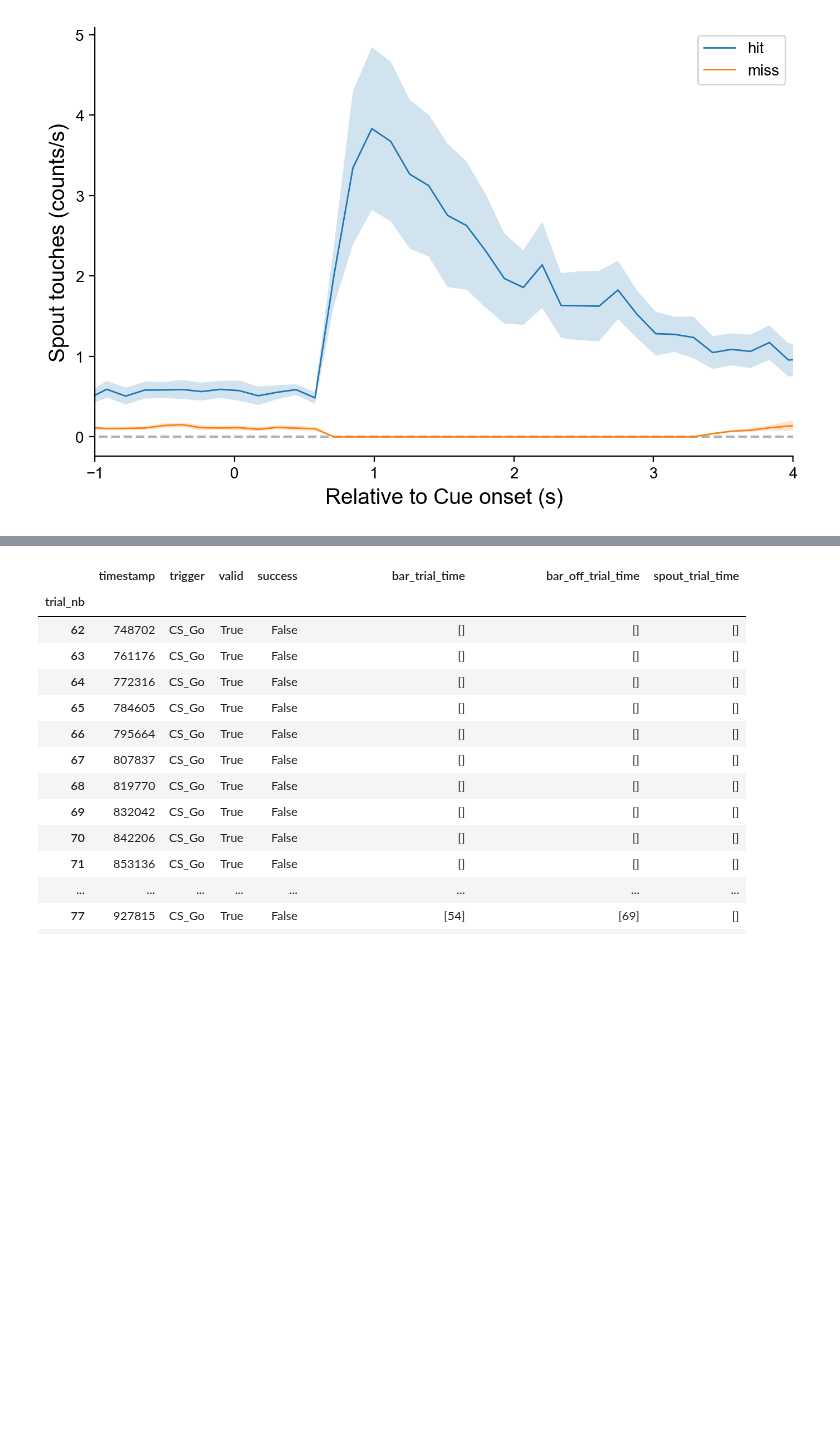
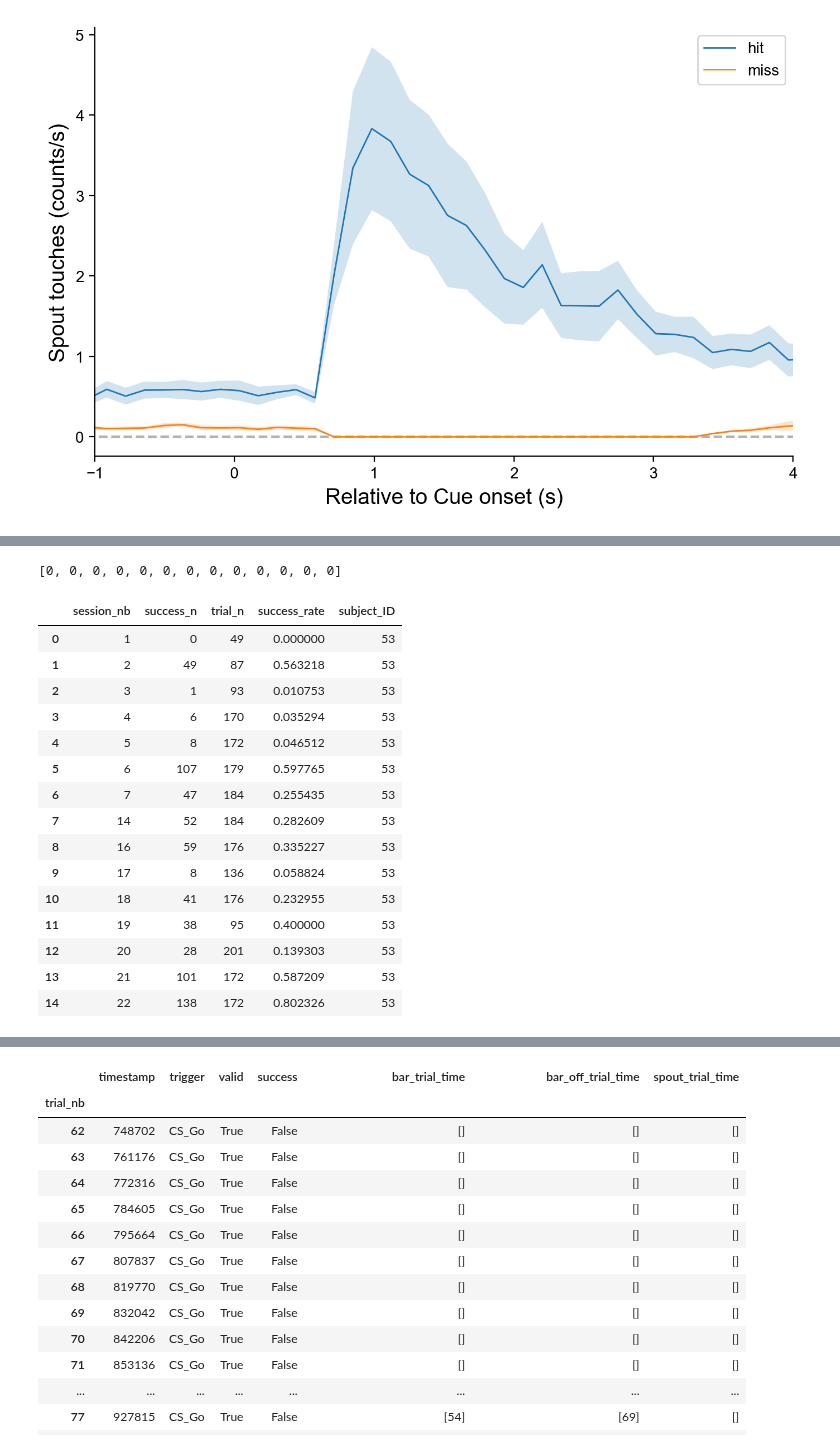
Before and after one commit to juliencarponcy/trialexp, a Jupyter notebook: notebooks/noncanonical/nb20221002_214600_workflow_pyCon_PavAll.ipynb, the cells around one changed output, grey strips where cells are left out. Drawn from its saved outputs; the diff is of its cells as text; code cells hidden in the pictures; blank space fills up the shorter version.

```diff
--- a/notebooks/noncanonical/nb20221002_214600_workflow_pyCon_PavAll.ipynb
+++ b/notebooks/noncanonical/nb20221002_214600_workflow_pyCon_PavAll.ipynb
@@ -333,0 +382,6 @@ df_events.spout_trial_time < 65
+# %%
+
+session_nbs = list(set(metadata_df['session_nb']))
+
+
+print(group_Isession_nbsDs)
@@ -333,0 +472,31 @@ df_events.spout_trial_time < 65
+# %%
+ss_dfs
+# %% [output]
+[0, 0, 0, 0, 0, 0, 0, 0, 0, 0, 0, 0, 0]
+# %%
+
+ss_df = pd.DataFrame(list(zip(session_nbs, ss_sc, ss_tn, ss_sr)))
+ss_df.columns = ['session_nb', 'success_n', 'trial_n', 'success_rate']
+
+ss_df.astype({'session_nb': 'int', 'success_n': 'int', 'trial_n': 'int'})
+
+ss_df['subject_ID'] = pd.Series([s] * len(session_nbs))
+
+ss_df
+# %% [output]
+|  | session_nb | success_n | trial_n | success_rate | subject_ID |
+| 0 | 1 | 0 | 49 | 0.000000 | 53 |
+| 1 | 2 | 49 | 87 | 0.563218 | 53 |
+| 2 | 3 | 1 | 93 | 0.010753 | 53 |
+| 3 | 4 | 6 | 170 | 0.035294 | 53 |
+| 4 | 5 | 8 | 172 | 0.046512 | 53 |
+| 5 | 6 | 107 | 179 | 0.597765 | 53 |
+| 6 | 7 | 47 | 184 | 0.255435 | 53 |
+| 7 | 14 | 52 | 184 | 0.282609 | 53 |
+| 8 | 16 | 59 | 176 | 0.335227 | 53 |
+| 9 | 17 | 8 | 136 | 0.058824 | 53 |
+| 10 | 18 | 41 | 176 | 0.232955 | 53 |
+| 11 | 19 | 38 | 95 | 0.400000 | 53 |
+| 12 | 20 | 28 | 201 | 0.139303 | 53 |
+| 13 | 21 | 101 | 172 | 0.587209 | 53 |
+| 14 | 22 | 138 | 172 | 0.802326 | 53 |
```
Also changed, not shown: parts of 21 cells of this notebook.
